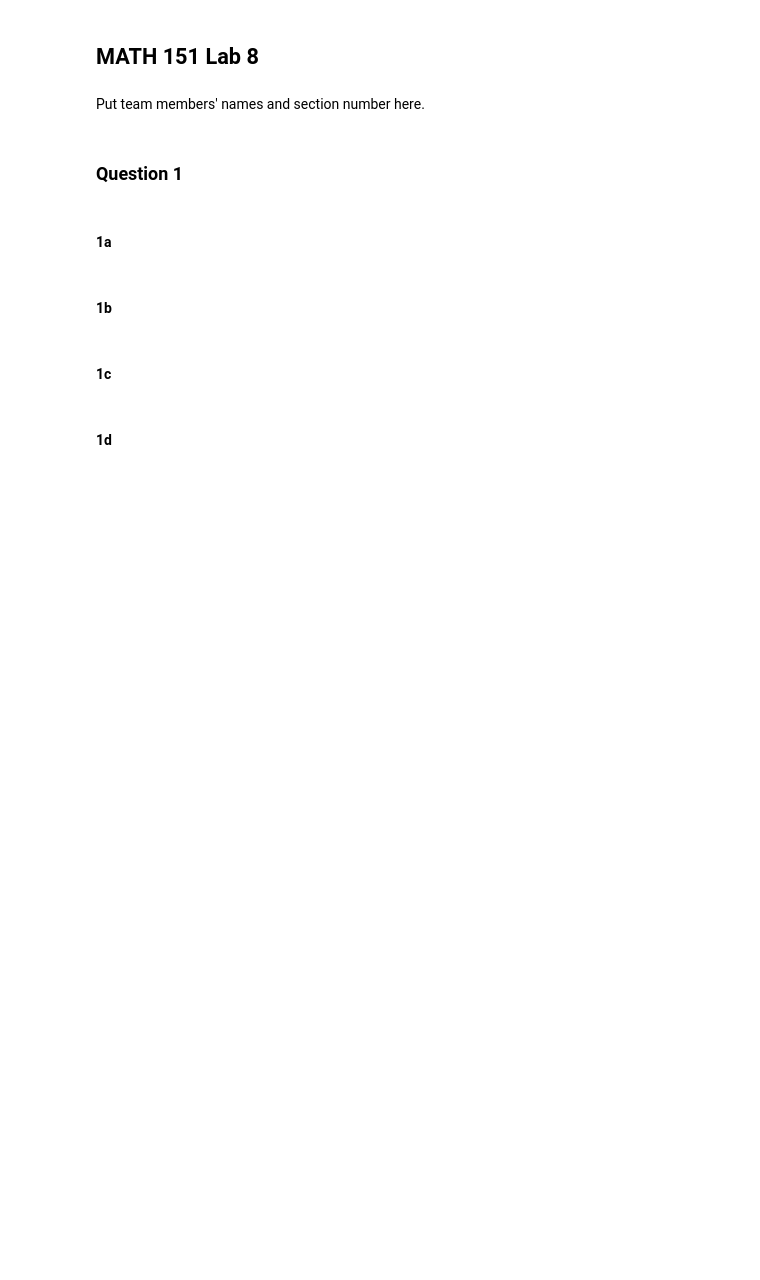
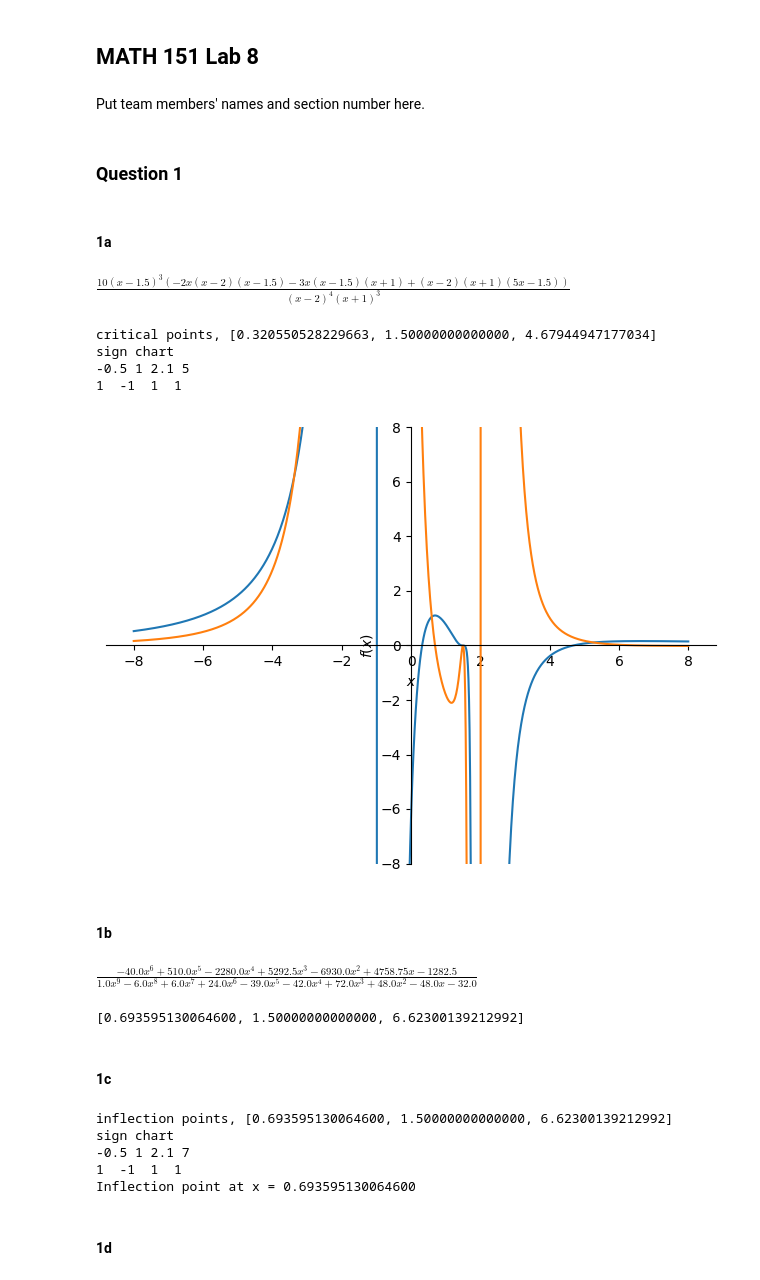
Before and after one commit to EthanMik/Math151_Python_Labs, a Jupyter notebook: Lab_8.ipynb, the cells around one changed output. Cells and saved outputs as stored; diff of their text form; code cells hidden in the pictures; blank space fills up the shorter version.

```diff
--- a/Lab_8.ipynb
+++ b/Lab_8.ipynb
@@ -7,21 +7,74 @@ import sympy as sp
 from sympy import *
 from sympy.plotting import (plot,plot_parametric)
 
-x, y, t, b = symbols("x y t b", real=True)
+x, y, t, b, c = symbols("x y t b c", real=True)
 # %% [markdown]
 ### Question 1
 # %% [markdown]
 #### 1a
 # %%
-# Enter your code here
+f = (10 * x * (x - 1.5)**4) / ((x - 2)**3 * (x + 1)**2)
+df = simplify(diff(f, x))
+display(df)
+den = (x - 2)**4 * (x + 1)**3
+num = df * den
+crit = solve(num, x)
+
+tests = [-.5, 1, 2.1, 5]
+
+print(f"critical points, {crit}")
+print(f"sign chart")
+for test in tests:
+    print(test, end=" ")
+print()
+for test in tests:
+    print(sign(f.subs(x, test)), end="  ")
+print()
+
+ddf = simplify(diff(df, x))
+
+p1 = plot(df, (x, -8, 8), ylim=(-8, 8), show=False)
+p2 = plot(ddf, (x, -8, 8), ylim=(-8, 8), show=False)
+p1.extend(p2)
+p1.show()
+# %% [output]
+$\displaystyle \frac{10 \left(x - 1.5\right)^{3} \left(- 2 x \left(x - 2\right) \left(x - 1.5\right) - 3 x \left(x - 1.5\right) \left(x + 1\right) + \left(x - 2\right) \left(x + 1\right) \left(5 x - 1.5\right)\right)}{\left(x - 2\right)^{4} \left(x + 1\right)^{3}}$
+critical points, [0.320550528229663, 1.50000000000000, 4.67944947177034]
+sign chart
+-0.5 1 2.1 5
+1  -1  1  1
+[figure, added]
 # %% [markdown]
 #### 1b
 # %%
-# Enter your code here
+display(ddf)
+inflection = solve(ddf, x)
+display(inflection)
+# %% [output]
+$\displaystyle \frac{- 40.0 x^{6} + 510.0 x^{5} - 2280.0 x^{4} + 5292.5 x^{3} - 6930.0 x^{2} + 4758.75 x - 1282.5}{1.0 x^{9} - 6.0 x^{8} + 6.0 x^{7} + 24.0 x^{6} - 39.0 x^{5} - 42.0 x^{4} + 72.0 x^{3} + 48.0 x^{2} - 48.0 x - 32.0}$
+[0.693595130064600, 1.50000000000000, 6.62300139212992]
 # %% [markdown]
 #### 1c
 # %%
-# Enter your answer here
+print(f"inflection points, {inflection}")
+print(f"sign chart")
+
+tests = [-.5, 1, 2.1, 7]
+
+for test in tests:
+    print(test, end=" ")
+print()
+for test in tests:
+    print(sign(f.subs(x, test)), end="  ")
+print()
+
+print(f"Inflection point at x = {inflection[0]}")
+# %% [output]
+inflection points, [0.693595130064600, 1.50000000000000, 6.62300139212992]
+sign chart
+-0.5 1 2.1 7
+1  -1  1  1
+Inflection point at x = 0.693595130064600
 # %% [markdown]
 #### 1d
 # %%
```
Also changed, not shown: parts of 3 cells of this notebook.
